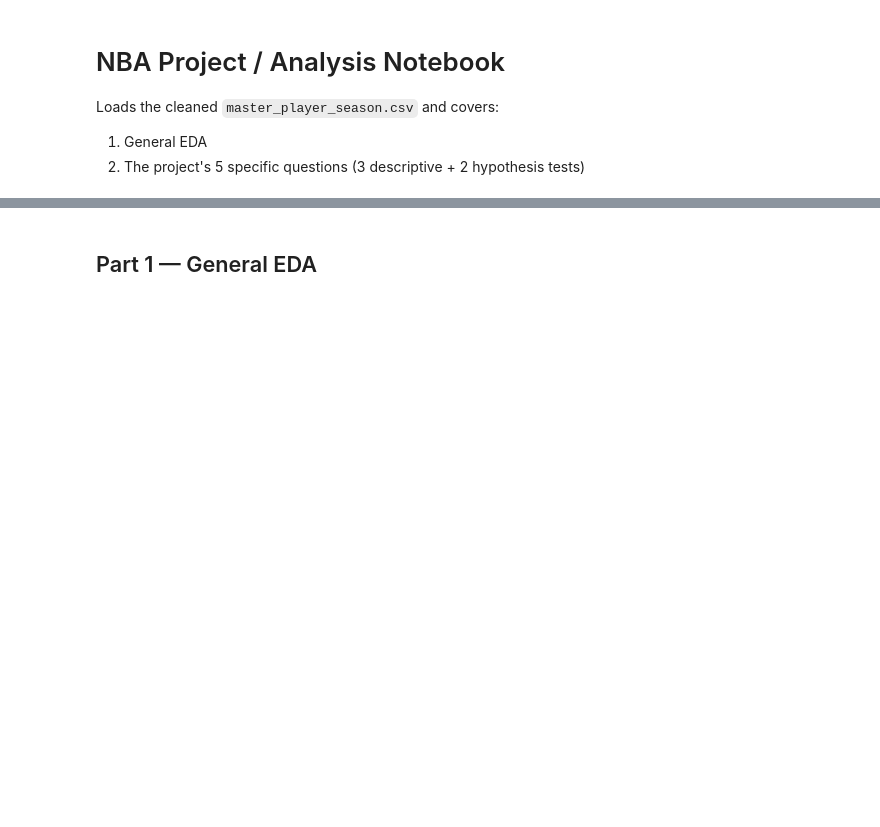
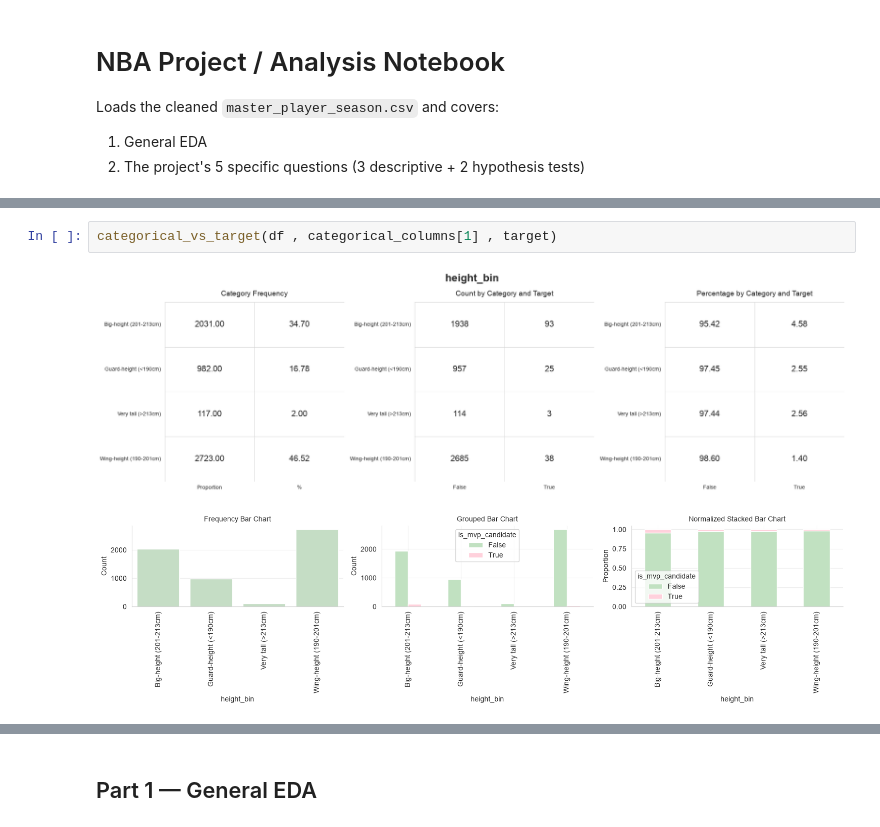
Before and after one commit to pxsa/NBA-Analysis, a Jupyter notebook: analysis/final_analysis.ipynb, the cells around one changed output, grey strips where cells are left out. Drawn from its saved outputs; the diff is of its cells as text; blank space fills up the shorter version.

```diff
--- a/analysis/final_analysis.ipynb
+++ b/analysis/final_analysis.ipynb
@@ -28,0 +259,5 @@ df.head(3)
+# %%
+categorical_vs_target(df , categorical_columns[1] , target)
+# %% [output]
+[figure, added]
+[figure, added]
```
Also changed, not shown: parts of 36 cells of this notebook.
